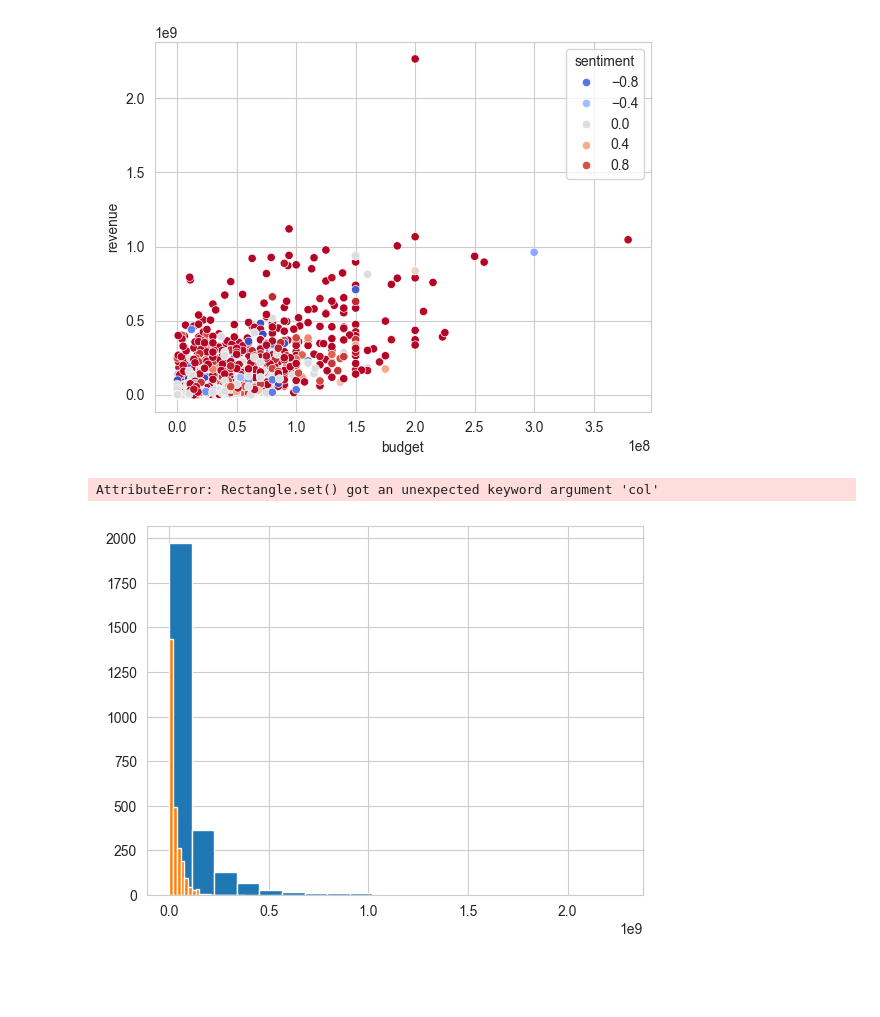
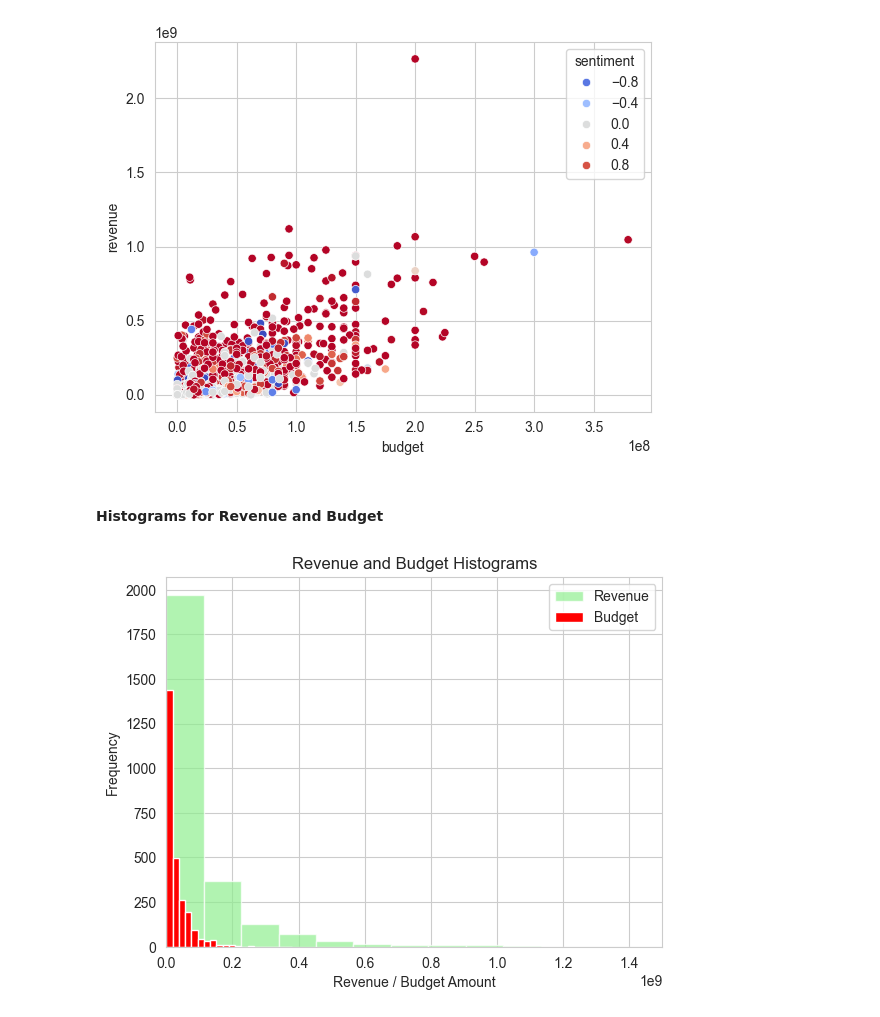
Before and after one commit to jessahal/Box-office-predictions, a Jupyter notebook: box_office_predictions.ipynb, the cells around one changed output. Cells and saved outputs as stored; diff of their text form; code cells hidden in the pictures; blank space fills up the shorter version.

Commit message:
Worked on our EDA for movies :)

```diff
--- a/box_office_predictions.ipynb
+++ b/box_office_predictions.ipynb
@@ -52,10 +54,20 @@ sns.scatterplot(movies, x = 'budget', y = 'revenue', hue = 'sentiment', palette=
 # %% [output]
 <Axes: xlabel='budget', ylabel='revenue'>
 [figure]
+# %% [markdown]
+#### Histograms for Revenue and Budget
 # %%
-movies['revenue'].hist(bins = 20)
-movies['budget'].hist(bins = 20)
-plt.legend
+plt.hist(movies['revenue'], bins=20, color='lightgreen', alpha=0.7, label='Revenue')
+plt.hist(movies['budget'], bins=20, color='red', label='Budget')
+
+# Set the x-axis limit (max value to 1.5e+9)
+plt.xlim(0, 1.5e9)
+# Add a title and labels
+plt.title('Revenue and Budget Histograms')
+
+plt.xlabel('Revenue / Budget Amount')
+plt.ylabel('Frequency')
+plt.legend()
+plt.show()
 # %% [output]
-AttributeError: Rectangle.set() got an unexpected keyword argument 'col'
-[figure, old version]
+[figure, new version]
```
Also changed, not shown: parts of 6 cells of this notebook.
